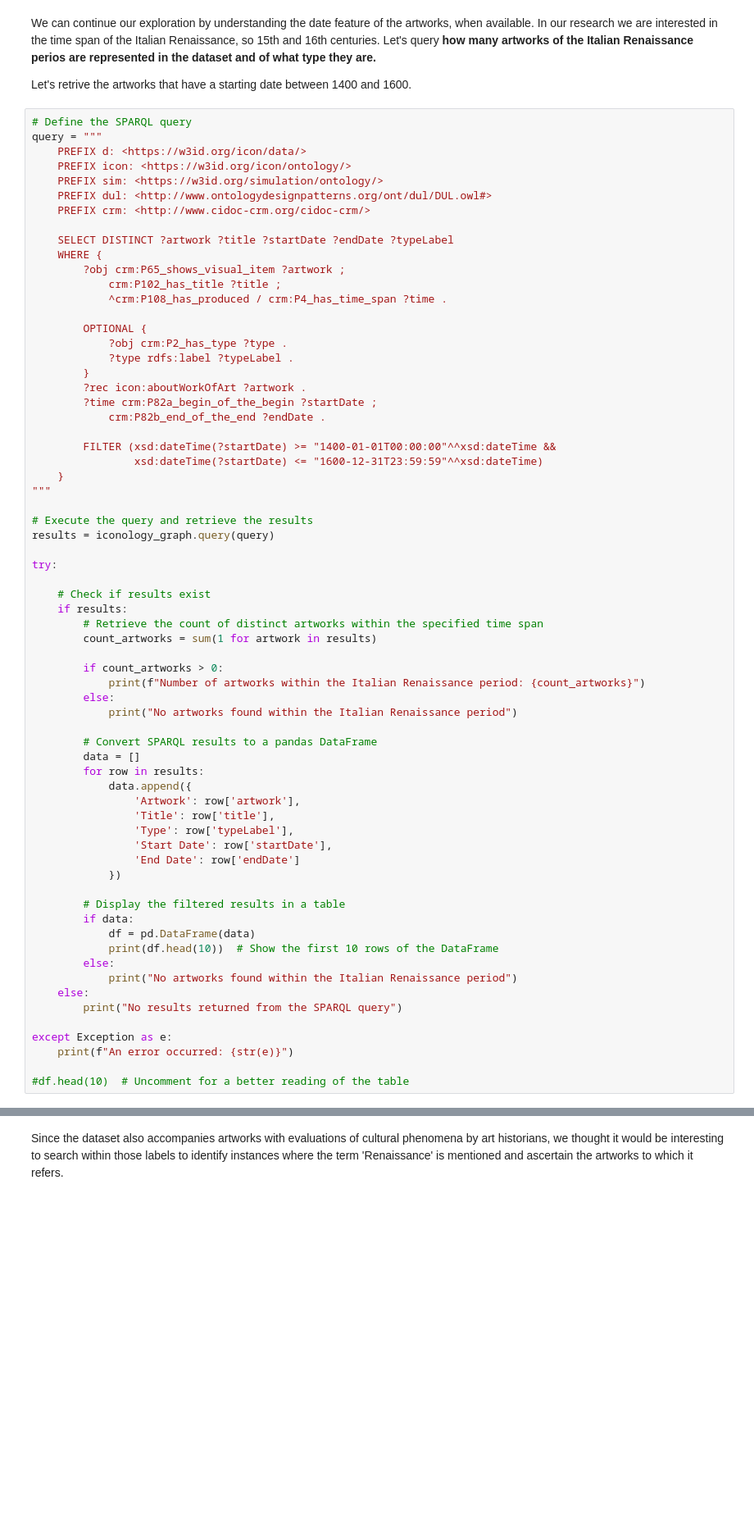
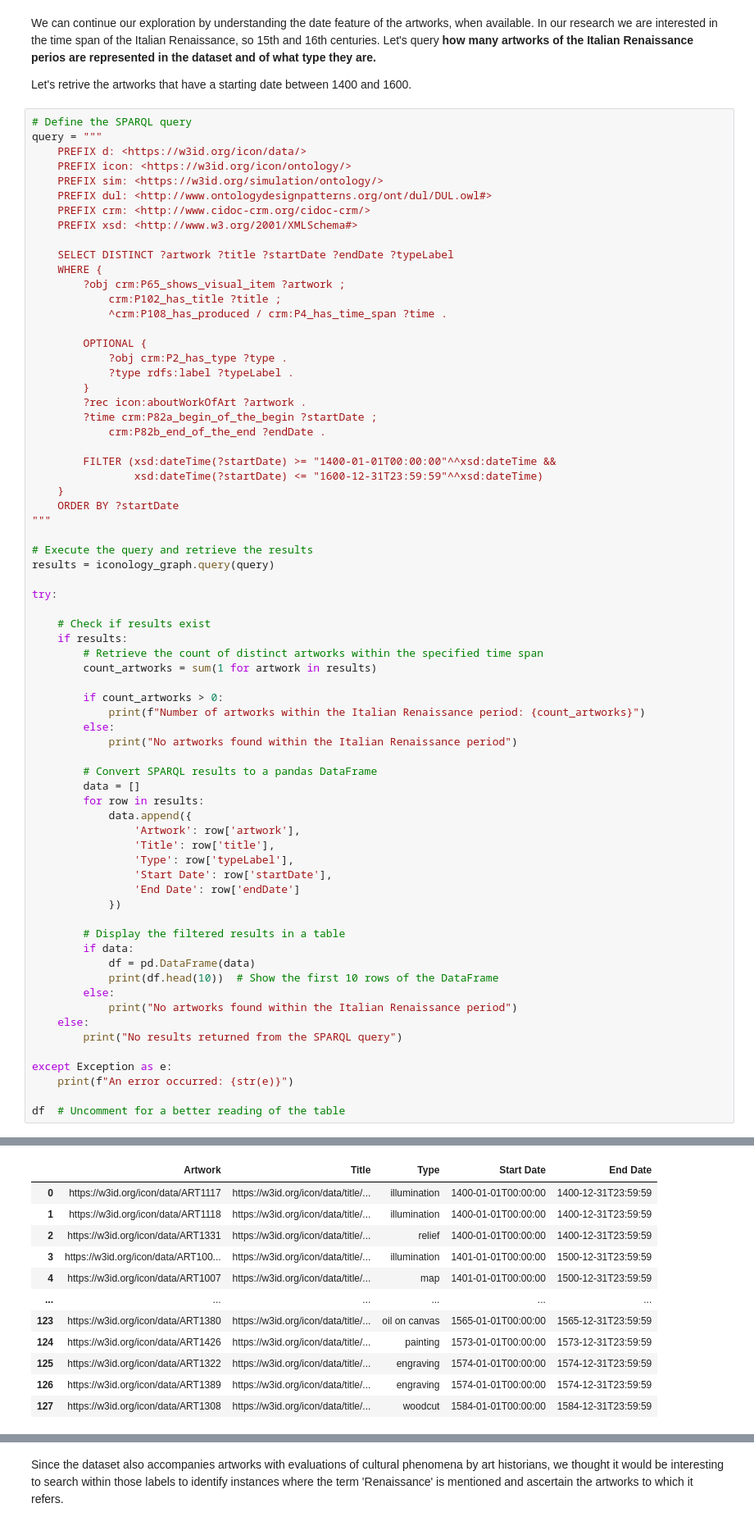
Before and after one commit to sterenz/IconoGraph, a Jupyter notebook: IconoGraph_EDA.ipynb, the cells around one changed output, grey strips where cells are left out. Shown: that part at 82% size. Saved outputs shown, nothing was run; the diff lists cells and outputs as text; blank space fills up the shorter version.

```diff
--- a/IconoGraph_EDA.ipynb
+++ b/IconoGraph_EDA.ipynb
@@ -295,6 +289,7 @@ query = """
     PREFIX sim: <https://w3id.org/simulation/ontology/>
     PREFIX dul: <http://www.ontologydesignpatterns.org/ont/dul/DUL.owl#>
     PREFIX crm: <http://www.cidoc-crm.org/cidoc-crm/>
+    PREFIX xsd: <http://www.w3.org/2001/XMLSchema#>
 
     SELECT DISTINCT ?artwork ?title ?startDate ?endDate ?typeLabel
     WHERE {
@@ -313,6 +308,7 @@ query = """
         FILTER (xsd:dateTime(?startDate) >= "1400-01-01T00:00:00"^^xsd:dateTime &&
                 xsd:dateTime(?startDate) <= "1600-12-31T23:59:59"^^xsd:dateTime)
     }
+    ORDER BY ?startDate
 """
 
 # Execute the query and retrieve the results
@@ -353,7 +349,7 @@ try:
 except Exception as e:
     print(f"An error occurred: {str(e)}")
 
-#df.head(10)  # Uncomment for a better reading of the table
+df  # Uncomment for a better reading of the table
 # %% [output]
 Number of artworks within the Italian Renaissance period: 128
                                   Artwork  \
@@ -374,0 +371,12 @@ Number of artworks within the Italian Renaissance period: 128
+|  | Artwork | Title | Type | Start Date | End Date |
+| 0 | https://w3id.org/icon/data/ART1117 | https://w3id.org/icon/data/title/... | illumination | 1400-01-01T00:00:00 | 1400-12-31T23:59:59 |
+| 1 | https://w3id.org/icon/data/ART1118 | https://w3id.org/icon/data/title/... | illumination | 1400-01-01T00:00:00 | 1400-12-31T23:59:59 |
+| 2 | https://w3id.org/icon/data/ART1331 | https://w3id.org/icon/data/title/... | relief | 1400-01-01T00:00:00 | 1400-12-31T23:59:59 |
+| 3 | https://w3id.org/icon/data/ART100... | https://w3id.org/icon/data/title/... | illumination | 1401-01-01T00:00:00 | 1500-12-31T23:59:59 |
+| 4 | https://w3id.org/icon/data/ART1007 | https://w3id.org/icon/data/title/... | map | 1401-01-01T00:00:00 | 1500-12-31T23:59:59 |
+| ... | ... | ... | ... | ... | ... |
+| 123 | https://w3id.org/icon/data/ART1380 | https://w3id.org/icon/data/title/... | oil on canvas | 1565-01-01T00:00:00 | 1565-12-31T23:59:59 |
+| 124 | https://w3id.org/icon/data/ART1426 | https://w3id.org/icon/data/title/... | painting | 1573-01-01T00:00:00 | 1573-12-31T23:59:59 |
+| 125 | https://w3id.org/icon/data/ART1322 | https://w3id.org/icon/data/title/... | engraving | 1574-01-01T00:00:00 | 1574-12-31T23:59:59 |
+| 126 | https://w3id.org/icon/data/ART1389 | https://w3id.org/icon/data/title/... | engraving | 1574-01-01T00:00:00 | 1574-12-31T23:59:59 |
+| 127 | https://w3id.org/icon/data/ART1308 | https://w3id.org/icon/data/title/... | woodcut | 1584-01-01T00:00:00 | 1584-12-31T23:59:59 |
```
Also changed, not shown: parts of 19 cells of this notebook, 1 other file.
